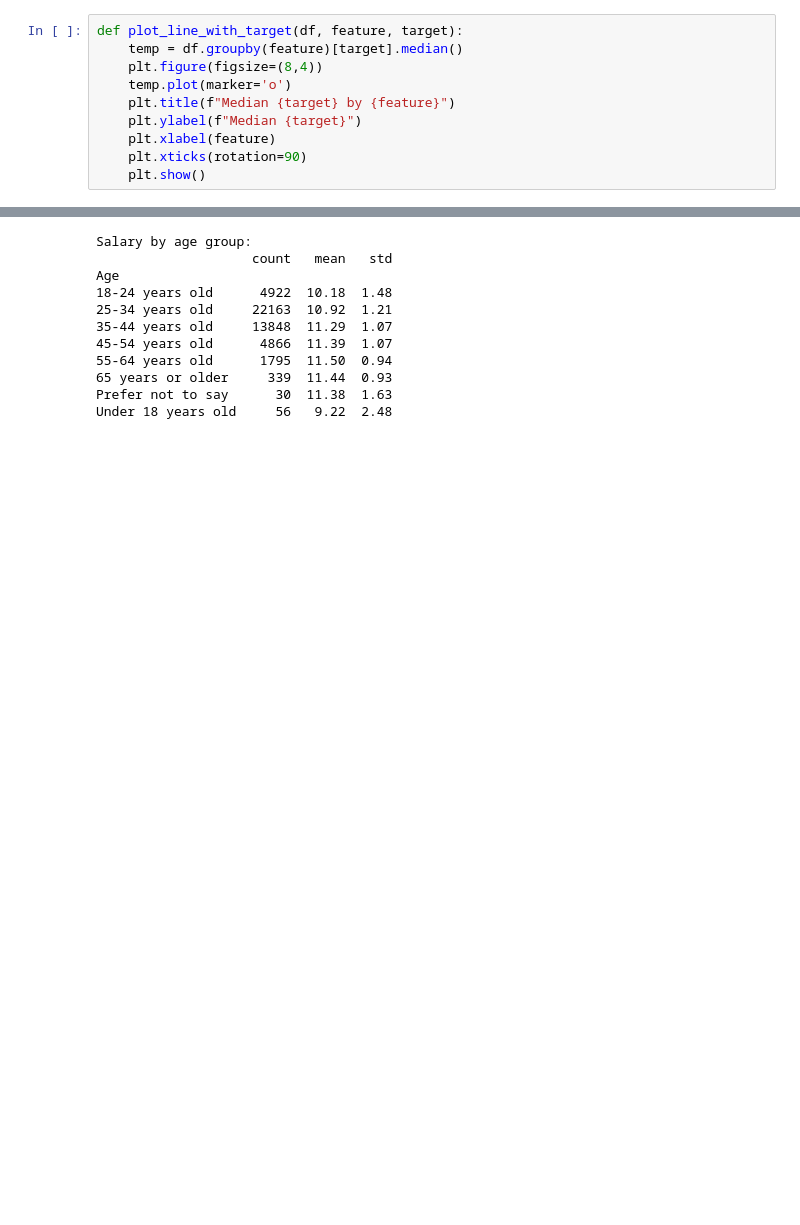
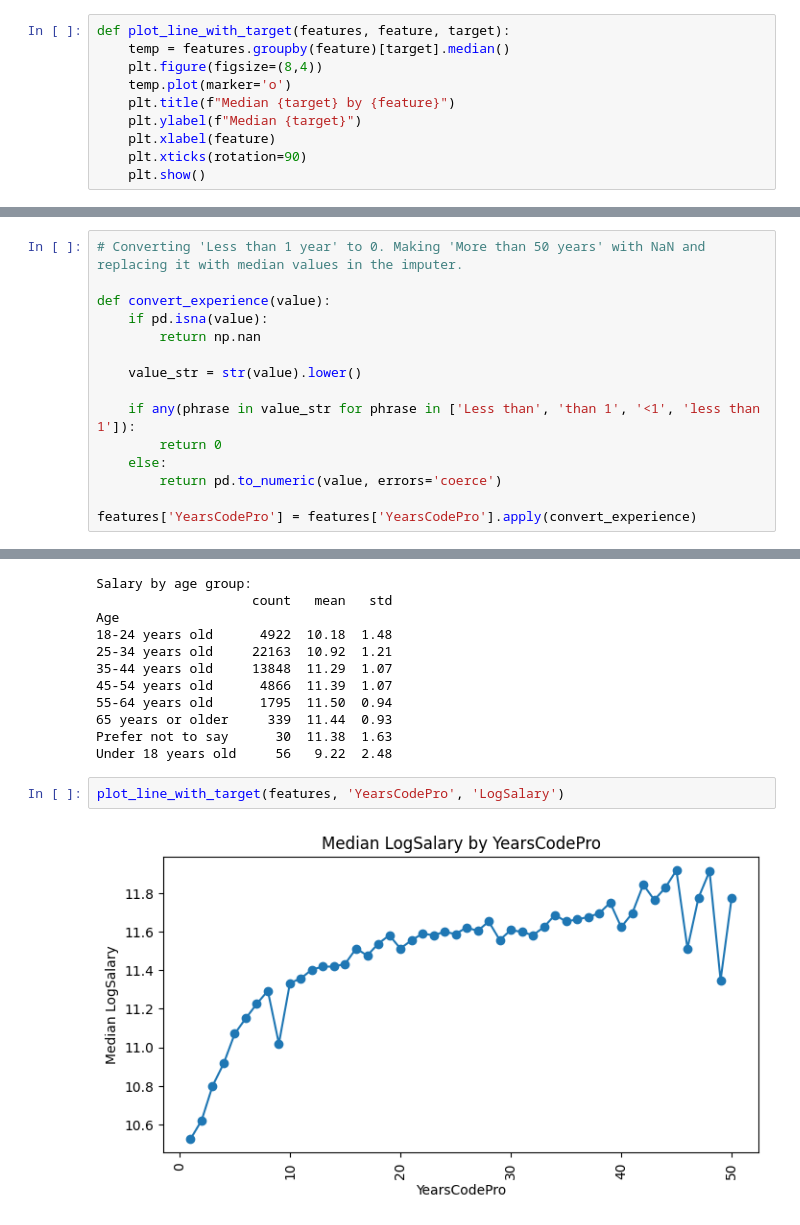
Before and after one commit to hasn77/Stack-Overflow-Survey-Dataset-Model, a Jupyter notebook: getting_started.ipynb, the cells around one changed output, grey strips where cells are left out. Cells and saved outputs as stored; diff of their text form; blank space fills up the shorter version.

```diff
--- a/getting_started.ipynb
+++ b/getting_started.ipynb
@@ -177,8 +177,8 @@ def plot_barplots(df, cat_features, top_n=10):
         plt.ylabel("Count")
         plt.show()
 # %%
-def plot_line_with_target(df, feature, target):
-    temp = df.groupby(feature)[target].median()
+def plot_line_with_target(features, feature, target):
+    temp = features.groupby(feature)[target].median()
     plt.figure(figsize=(8,4))
     temp.plot(marker='o')
     plt.title(f"Median {target} by {feature}")
@@ -563 +593,16 @@ features['YearsCodePro']
+# %%
+# Converting 'Less than 1 year' to 0. Making 'More than 50 years' with NaN and replacing it with median values in the imputer.
+
+def convert_experience(value):
+    if pd.isna(value):
+        return np.nan
+
+    value_str = str(value).lower()
+
+    if any(phrase in value_str for phrase in ['Less than', 'than 1', '<1', 'less than 1']):
+        return 0
+    else:
+        return pd.to_numeric(value, errors='coerce')
+
+features['YearsCodePro'] = features['YearsCodePro'].apply(convert_experience)
 # %%
@@ -657,3 +714,7 @@ Age
 65 years or older     339  11.44  0.93
 Prefer not to say      30  11.38  1.63
 Under 18 years old     56   9.22  2.48
+# %%
+plot_line_with_target(features, 'YearsCodePro', 'LogSalary')
+# %% [output]
+[figure, added]
```
Also changed, not shown: parts of 30 cells of this notebook, 1 other file.
